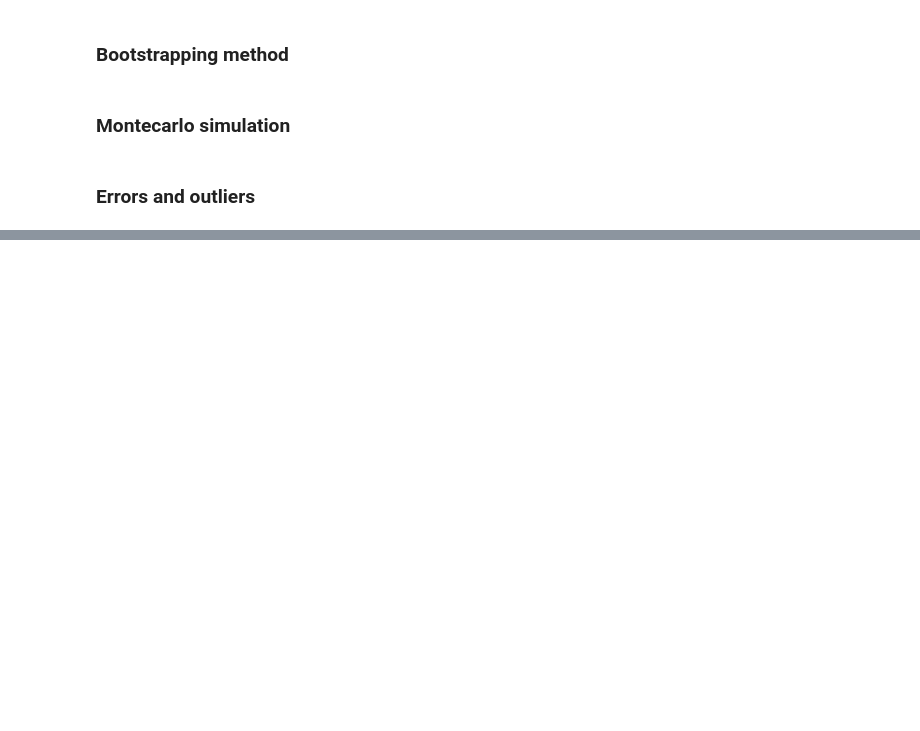
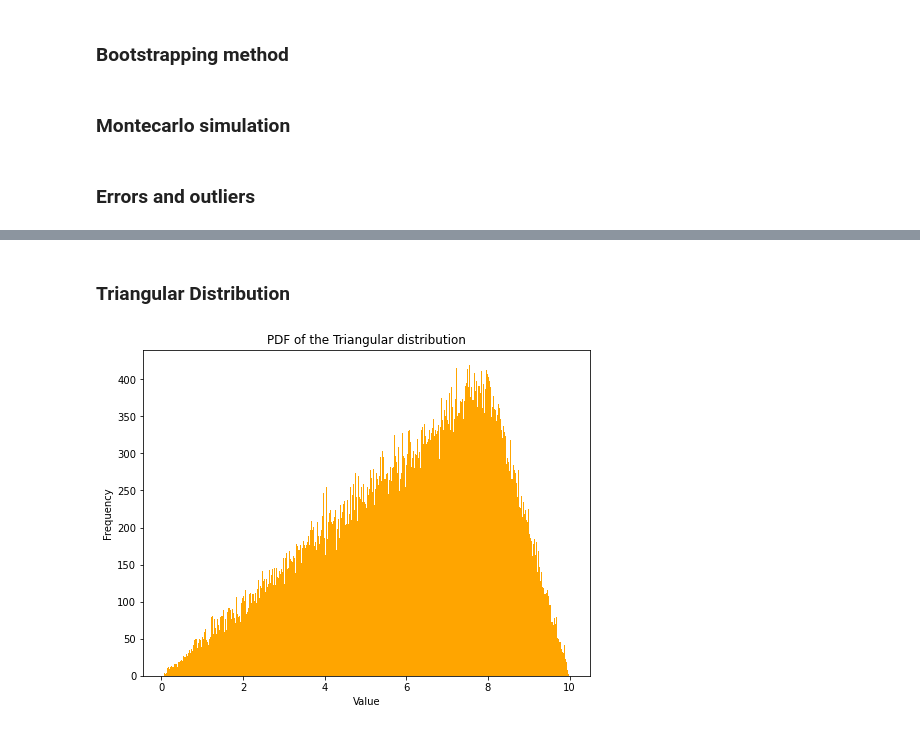
Before and after one commit to aletuf93/logproj, a Jupyter notebook: examples/03. Statistics.ipynb, the cells around one changed output, grey strips where cells are left out. Drawn from its saved outputs; the diff is of its cells as text; code cells hidden in the pictures; blank space fills up the shorter version.

```diff
--- a/examples/03. Statistics.ipynb
+++ b/examples/03. Statistics.ipynb
@@ -99,0 +123,13 @@ ax[1,1].set_xlim(min_v, max_v)
+# %% [markdown]
+### Triangular Distribution
+# %%
+a=0
+b=10
+c=8
+h = plt.hist(np.random.triangular(a, c, b, 100000), bins=500,color='orange')
+plt.title("PDF of the Triangular distribution")
+plt.xlabel("Value")
+plt.ylabel("Frequency")
+plt.rcParams['figure.figsize'] = [8, 6] #set the figure size
+# %% [output]
+[figure, added]
```
Also changed, not shown: parts of 8 cells of this notebook.
